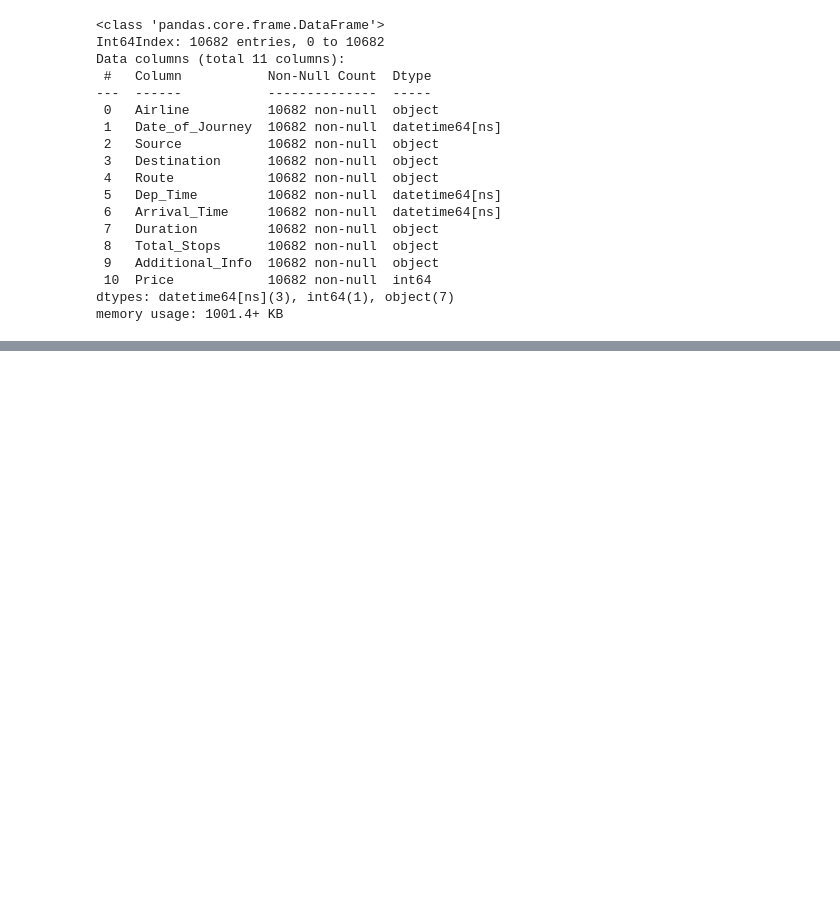
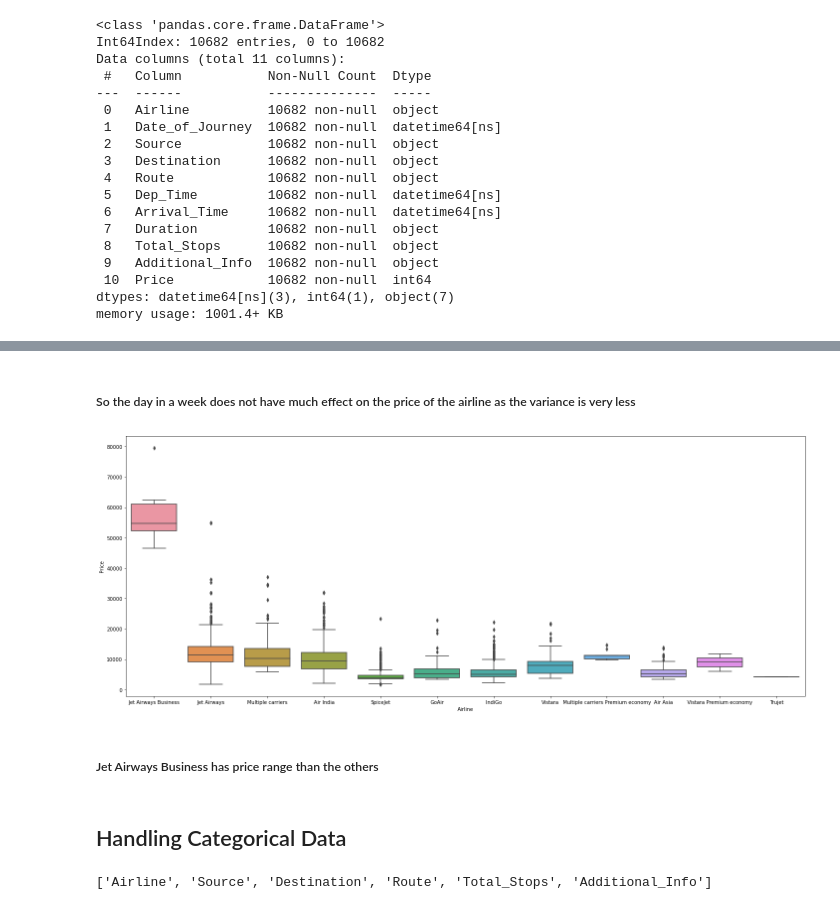
Before and after one commit to Rahul-shakya/Price-Prediction, a Jupyter notebook: flightPricePrediction.ipynb, the cells around one changed output, grey strips where cells are left out. Cells and saved outputs as stored; diff of their text form; code cells hidden in the pictures; blank space fills up the shorter version.

```diff
--- a/flightPricePrediction.ipynb
+++ b/flightPricePrediction.ipynb
@@ -190,0 +237,17 @@ data.drop('Arrival_Time', axis=1, inplace=True)
+# %% [markdown]
+##### So the day in a week does not have much effect on the price of the airline as the variance is very less
+# %%
+plt.figure(figsize=(20,8))
+sb.boxplot(y='Price',x='Airline',data=data.sort_values('Price',ascending=False))
+plt.tight_layout()
+# %% [output]
+[figure, added]
+# %% [markdown]
+##### Jet Airways Business has price range than the others
+# %% [markdown]
+## Handling Categorical Data
+# %%
+catCol = [col for col in data.columns if data[col].dtype == 'O']
+catCol
+# %% [output]
+['Airline', 'Source', 'Destination', 'Route', 'Total_Stops', 'Additional_Info']
```
Also changed, not shown: parts of 16 cells of this notebook.
